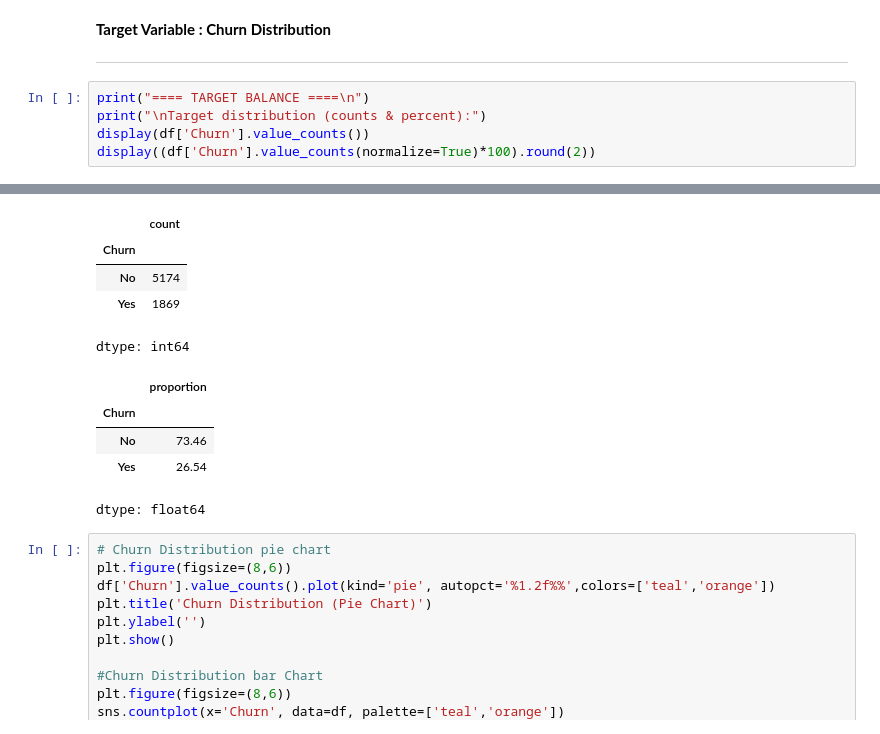
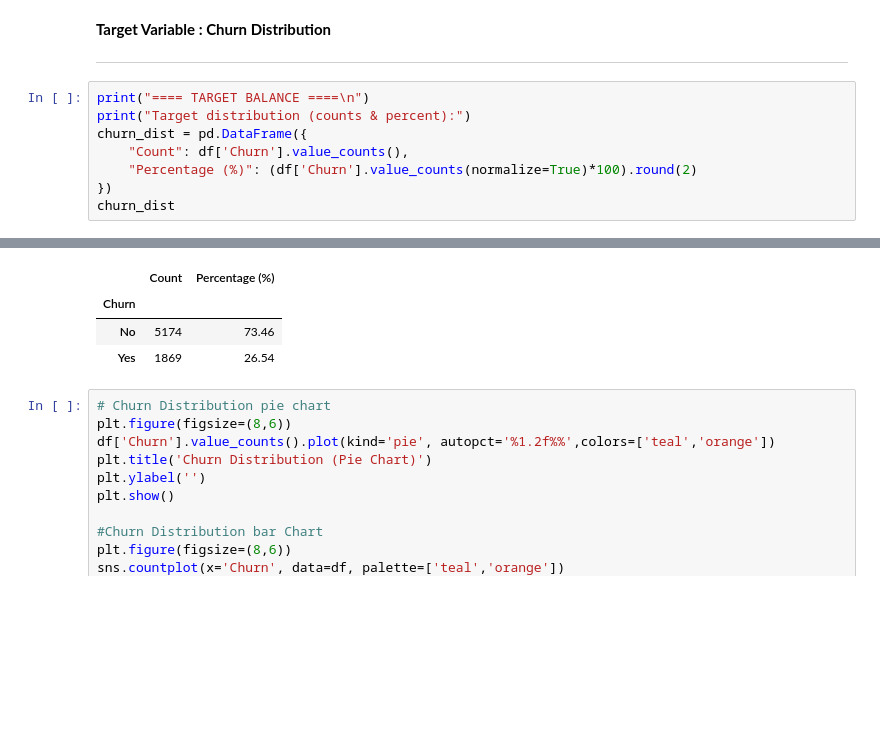
Before and after one commit to Yenuli0808/CM2604_Telco_Customer_Churn-CW, a Jupyter notebook: notebooks/Task_01/01_exploration_data_analysis(EDA).ipynb, the cells around one changed output, grey strips where cells are left out. Cells and saved outputs as stored; diff of their text form; blank space fills up the shorter version.

```diff
--- a/notebooks/Task_01/01_exploration_data_analysis(EDA).ipynb
+++ b/notebooks/Task_01/01_exploration_data_analysis(EDA).ipynb
@@ -239,9 +250,12 @@ For example, when doing 'df[col].method(value, inplace=True)', try using 'df.met
 ---
 # %%
 print("==== TARGET BALANCE ====\n")
-print("\nTarget distribution (counts & percent):")
-display(df['Churn'].value_counts())
-display((df['Churn'].value_counts(normalize=True)*100).round(2))
+print("Target distribution (counts & percent):")
+churn_dist = pd.DataFrame({
+    "Count": df['Churn'].value_counts(),
+    "Percentage (%)": (df['Churn'].value_counts(normalize=True)*100).round(2)
+})
+churn_dist
 # %% [output]
 ==== TARGET BALANCE ====
 
@@ -249,14 +262,8 @@ display((df['Churn'].value_counts(normalize=True)*100).round(2))
 Target distribution (counts & percent):
-|  | count |
-| Churn |  |
-| No | 5174 |
-| Yes | 1869 |
+|  | Count | Percentage (%) |
+| Churn |  |  |
+| No | 5174 | 73.46 |
+| Yes | 1869 | 26.54 |
-dtype: int64
-|  | proportion |
-| Churn |  |
-| No | 73.46 |
-| Yes | 26.54 |
-dtype: float64
 # %%
 # Churn Distribution pie chart
 plt.figure(figsize=(8,6))
```
Also changed, not shown: parts of 3 cells of this notebook.
